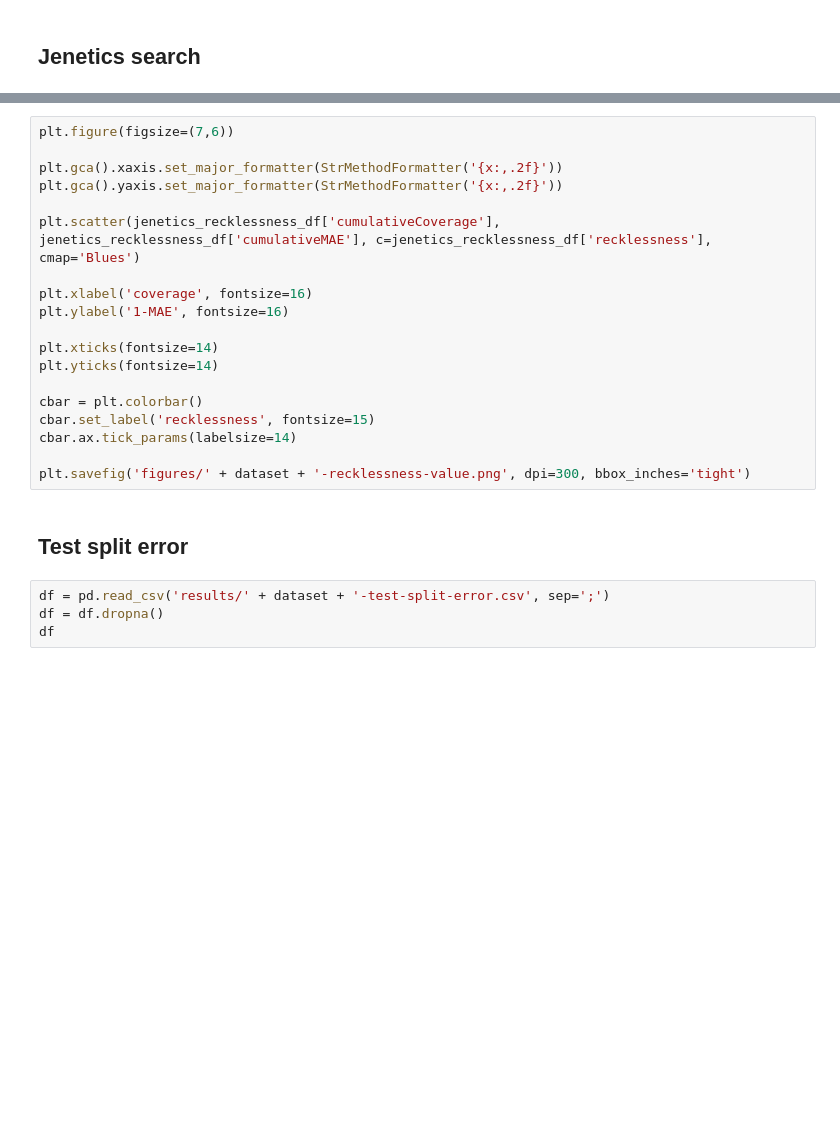
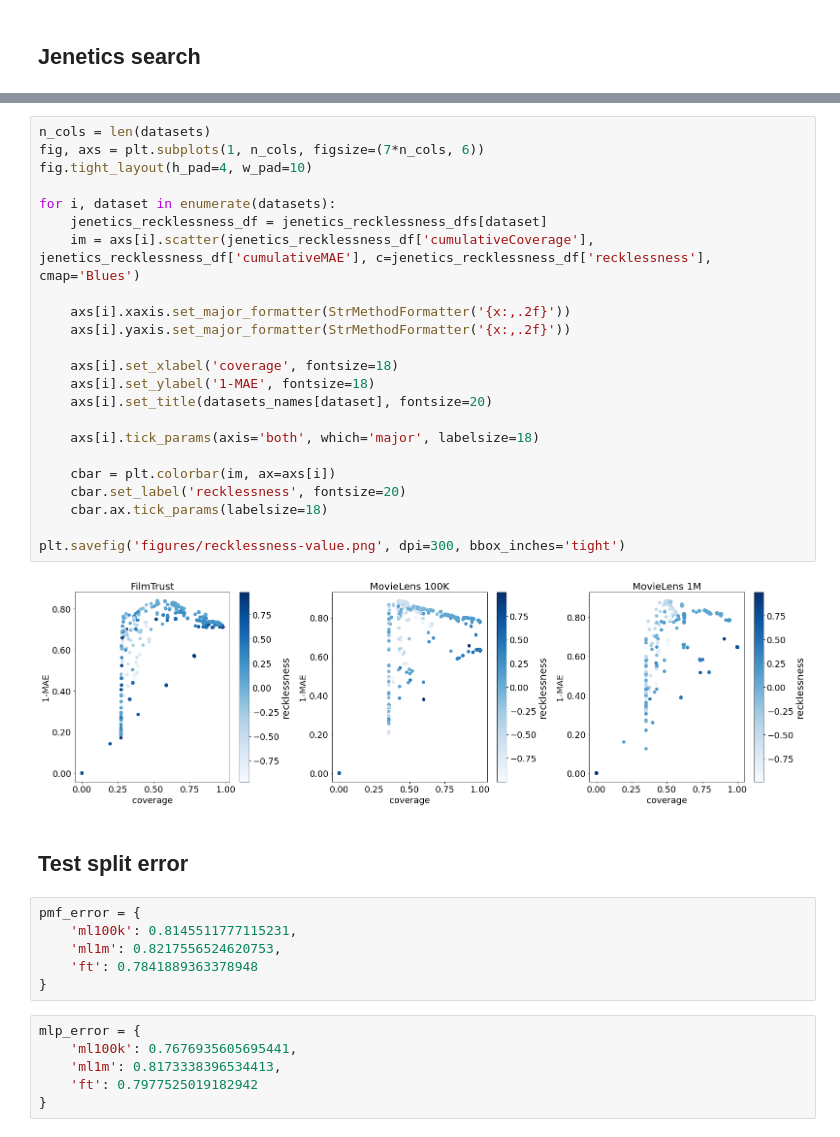
Before and after one commit to KNODIS-Research-Group/recklessness-regularization, a Jupyter notebook: figs-generator.ipynb, the cells around one changed output, grey strips where cells are left out. Cells and saved outputs as stored; diff of their text form; blank space fills up the shorter version.

```diff
--- a/figs-generator.ipynb
+++ b/figs-generator.ipynb
@@ -68,26 +107,40 @@ plt.savefig('figures/' + dataset + '-pareto.png', dpi=300, bbox_inches='tight')
-# %%
-plt.figure(figsize=(7,6))
-
-plt.gca().xaxis.set_major_formatter(StrMethodFormatter('{x:,.2f}'))
-plt.gca().yaxis.set_major_formatter(StrMethodFormatter('{x:,.2f}'))
-
-plt.scatter(jenetics_recklessness_df['cumulativeCoverage'], jenetics_recklessness_df['cumulativeMAE'], c=jenetics_recklessness_df['recklessness'], cmap='Blues')
-
-plt.xlabel('coverage', fontsize=16)
-plt.ylabel('1-MAE', fontsize=16)
-
-plt.xticks(fontsize=14)
-plt.yticks(fontsize=14)
-
-cbar = plt.colorbar()
-cbar.set_label('recklessness', fontsize=15)
-cbar.ax.tick_params(labelsize=14)
-
-plt.savefig('figures/' + dataset + '-recklessness-value.png', dpi=300, bbox_inches='tight')
+# %%
+n_cols = len(datasets)
+fig, axs = plt.subplots(1, n_cols, figsize=(7*n_cols, 6))
+fig.tight_layout(h_pad=4, w_pad=10)
+
+for i, dataset in enumerate(datasets):
+    jenetics_recklessness_df = jenetics_recklessness_dfs[dataset]
+    im = axs[i].scatter(jenetics_recklessness_df['cumulativeCoverage'], jenetics_recklessness_df['cumulativeMAE'], c=jenetics_recklessness_df['recklessness'], cmap='Blues')
+
+    axs[i].xaxis.set_major_formatter(StrMethodFormatter('{x:,.2f}'))
+    axs[i].yaxis.set_major_formatter(StrMethodFormatter('{x:,.2f}'))
+
+    axs[i].set_xlabel('coverage', fontsize=18)
+    axs[i].set_ylabel('1-MAE', fontsize=18)
+    axs[i].set_title(datasets_names[dataset], fontsize=20)
+
+    axs[i].tick_params(axis='both', which='major', labelsize=18)
+
+    cbar = plt.colorbar(im, ax=axs[i])
+    cbar.set_label('recklessness', fontsize=20)
+    cbar.ax.tick_params(labelsize=18)
+
+plt.savefig('figures/recklessness-value.png', dpi=300, bbox_inches='tight')
+# %% [output]
+[figure, added]
 # %% [markdown]
 ## Test split error
-# %%
-df = pd.read_csv('results/' + dataset + '-test-split-error.csv', sep=';')
-df = df.dropna()
-df
+# %%
+pmf_error = {
+    'ml100k': 0.8145511777115231,
+    'ml1m': 0.8217556524620753,
+    'ft': 0.7841889363378948
+}
+# %%
+mlp_error = {
+    'ml100k': 0.7676935605695441,
+    'ml1m': 0.8173338396534413,
+    'ft': 0.7977525019182942
+}
 # %%
```
Also changed, not shown: parts of 9 cells of this notebook, 53 other files.
